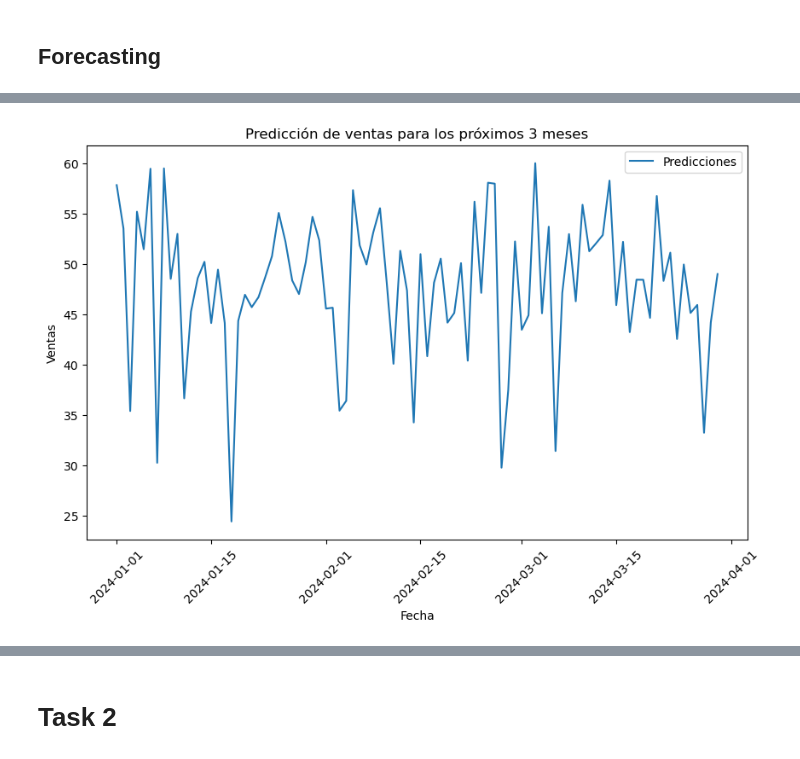
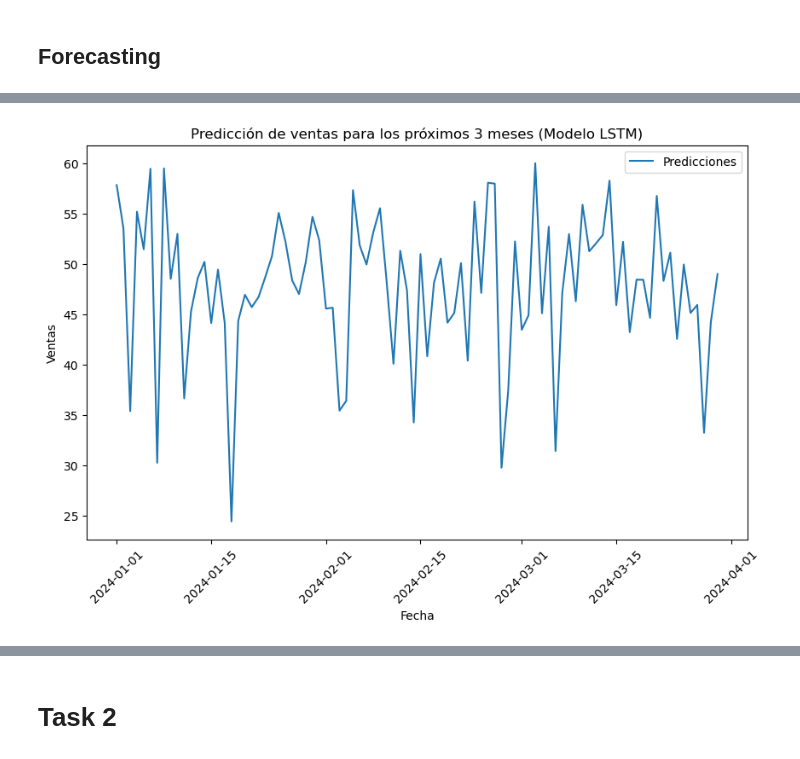
Before and after one commit to FerEsq/DL-TimeSeries-Analysis, a Jupyter notebook: Analysis.ipynb, the cells around one changed output, grey strips where cells are left out. Drawn from its saved outputs; the diff is of its cells as text; code cells hidden in the pictures.

Commit message:
Visualización

```diff
--- a/Analysis.ipynb
+++ b/Analysis.ipynb
@@ -480,5 +480,8 @@ model = load_model('models/model_LSTM.keras', custom_objects={'mse': MeanSquared
 # %%
 # Predicciones sobre los datos de prueba
-predictions = model.predict(X_test.values.reshape((X_test.shape[0], X_test.shape[1], 1)))
-predictions_3_months = predictions[-90:]
+predictions1 = model.predict(X_test.values.reshape((X_test.shape[0], X_test.shape[1], 1)))
+predictions1_3_months = predictions[-90:]
+
+predictions2 = model2.predict(X_test.values.reshape((X_test.shape[0], X_test.shape[1], 1)))
+predictions2_3_months = predictions2[-90:]
 # %% [output]
@@ -486,13 +490,13 @@ predictions_3_months = predictions[-90:]
 # %%
 dates = pd.date_range(start='2024-01-01', periods=90, freq='D')
 
 plt.figure(figsize=(10, 6))
-plt.plot(dates, predictions_3_months, label='Predicciones')
-plt.title('Predicción de ventas para los próximos 3 meses')
+plt.plot(dates, predictions1_3_months, label='Predicciones')
+plt.title('Predicción de ventas para los próximos 3 meses (Modelo LSTM)')
 plt.xlabel('Fecha')
 plt.ylabel('Ventas')
 plt.xticks(rotation=45)
 plt.legend()
 plt.show()
 # %% [output]
-[figure, old version]
+[figure, new version]
```
Also changed, not shown: parts of 8 cells of this notebook.
